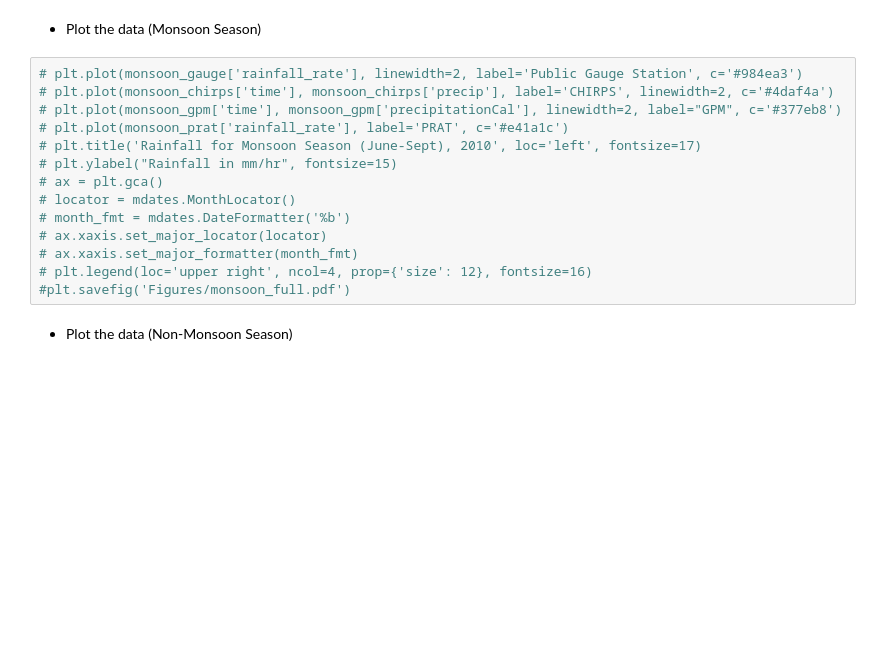
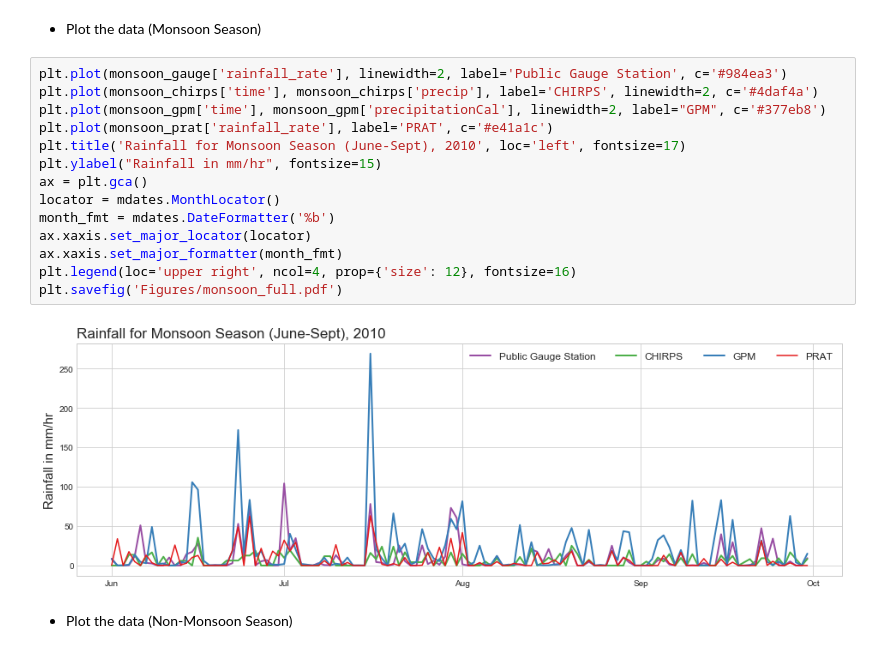
Before and after one commit to dsaharia/PRAT-Rainfall, a Jupyter notebook: imager-rainfall/01_Singapore_prat.ipynb, the cells around one changed output. Drawn from its saved outputs; the diff is of its cells as text; blank space fills up the shorter version.

```diff
--- a/imager-rainfall/01_Singapore_prat.ipynb
+++ b/imager-rainfall/01_Singapore_prat.ipynb
@@ -177,19 +177,21 @@ non_monsoon_chirps = non_monsoon_chirps.merge(chirps_dataset.sel(time=slice('201
 # %% [markdown]
 * Plot the data (Monsoon Season)
 # %%
-# plt.plot(monsoon_gauge['rainfall_rate'], linewidth=2, label='Public Gauge Station', c='#984ea3')
-# plt.plot(monsoon_chirps['time'], monsoon_chirps['precip'], label='CHIRPS', linewidth=2, c='#4daf4a')
-# plt.plot(monsoon_gpm['time'], monsoon_gpm['precipitationCal'], linewidth=2, label="GPM", c='#377eb8')
-# plt.plot(monsoon_prat['rainfall_rate'], label='PRAT', c='#e41a1c')
-# plt.title('Rainfall for Monsoon Season (June-Sept), 2010', loc='left', fontsize=17)
-# plt.ylabel("Rainfall in mm/hr", fontsize=15)
-# ax = plt.gca()
-# locator = mdates.MonthLocator()
-# month_fmt = mdates.DateFormatter('%b')
-# ax.xaxis.set_major_locator(locator)
-# ax.xaxis.set_major_formatter(month_fmt)
-# plt.legend(loc='upper right', ncol=4, prop={'size': 12}, fontsize=16)
-#plt.savefig('Figures/monsoon_full.pdf')
+plt.plot(monsoon_gauge['rainfall_rate'], linewidth=2, label='Public Gauge Station', c='#984ea3')
+plt.plot(monsoon_chirps['time'], monsoon_chirps['precip'], label='CHIRPS', linewidth=2, c='#4daf4a')
+plt.plot(monsoon_gpm['time'], monsoon_gpm['precipitationCal'], linewidth=2, label="GPM", c='#377eb8')
+plt.plot(monsoon_prat['rainfall_rate'], label='PRAT', c='#e41a1c')
+plt.title('Rainfall for Monsoon Season (June-Sept), 2010', loc='left', fontsize=17)
+plt.ylabel("Rainfall in mm/hr", fontsize=15)
+ax = plt.gca()
+locator = mdates.MonthLocator()
+month_fmt = mdates.DateFormatter('%b')
+ax.xaxis.set_major_locator(locator)
+ax.xaxis.set_major_formatter(month_fmt)
+plt.legend(loc='upper right', ncol=4, prop={'size': 12}, fontsize=16)
+plt.savefig('Figures/monsoon_full.pdf')
+# %% [output]
+[figure, added]
 # %% [markdown]
 - Plot the data (Non-Monsoon Season)
 # %%
```
Also changed, not shown: parts of 5 cells of this notebook.
